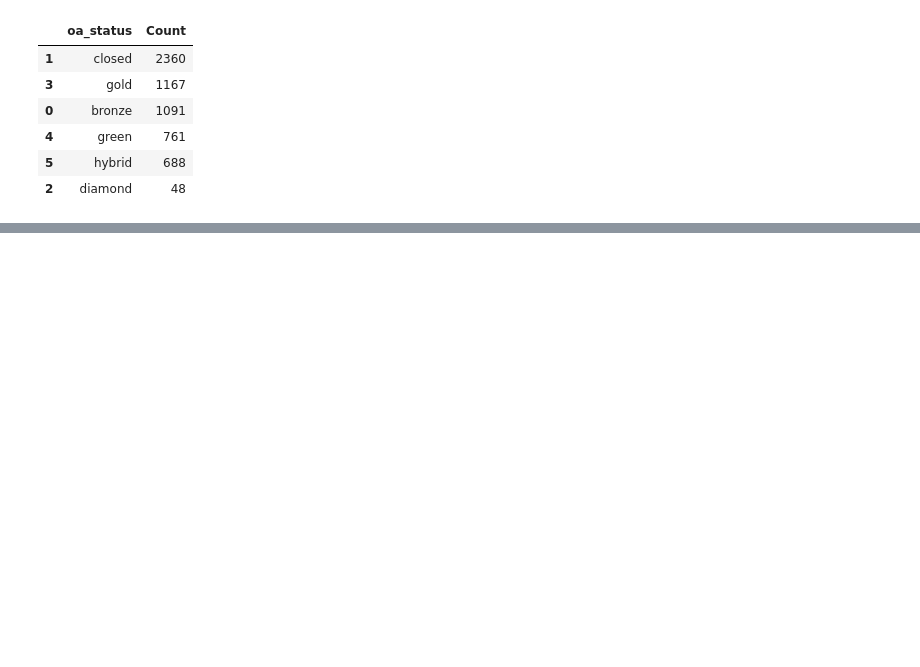
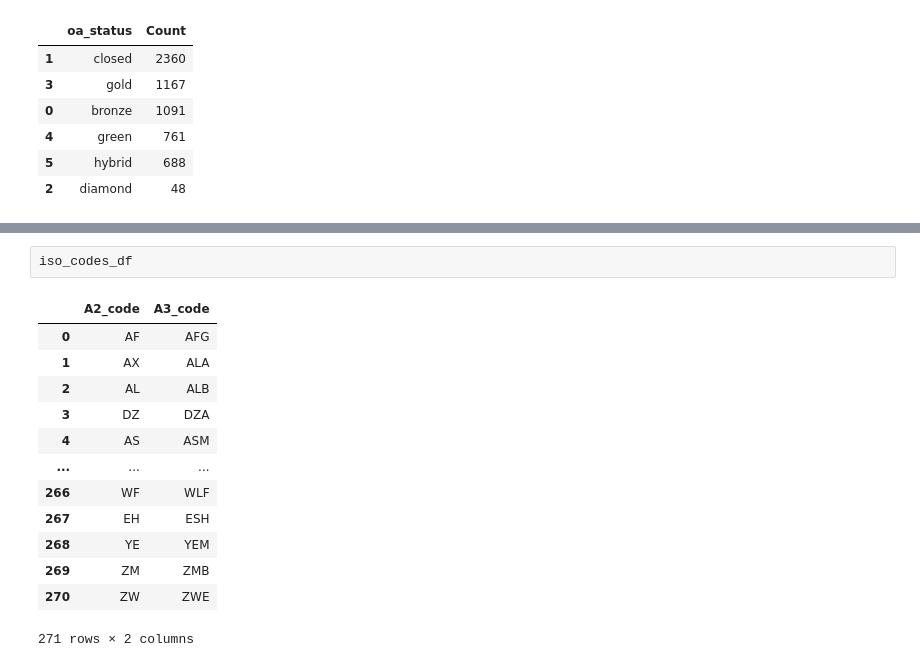
Before and after one commit to poppy-nicolette/IPCC_corpus, a Jupyter notebook: Corpus/descriptive_analysis/descriptive_analysis.ipynb, the cells around one changed output, grey strips where cells are left out. Cells and saved outputs as stored; diff of their text form; blank space fills up the shorter version.

```diff
--- a/Corpus/descriptive_analysis/descriptive_analysis.ipynb
+++ b/Corpus/descriptive_analysis/descriptive_analysis.ipynb
@@ -182,0 +195,16 @@ country_df.head(5)
+# %%
+iso_codes_df
+# %% [output]
+|  | A2_code | A3_code |
+| 0 | AF | AFG |
+| 1 | AX | ALA |
+| 2 | AL | ALB |
+| 3 | DZ | DZA |
+| 4 | AS | ASM |
+| ... | ... | ... |
+| 266 | WF | WLF |
+| 267 | EH | ESH |
+| 268 | YE | YEM |
+| 269 | ZM | ZMB |
+| 270 | ZW | ZWE |
+271 rows × 2 columns
```
Also changed, not shown: parts of 6 cells of this notebook, 7 other files.
